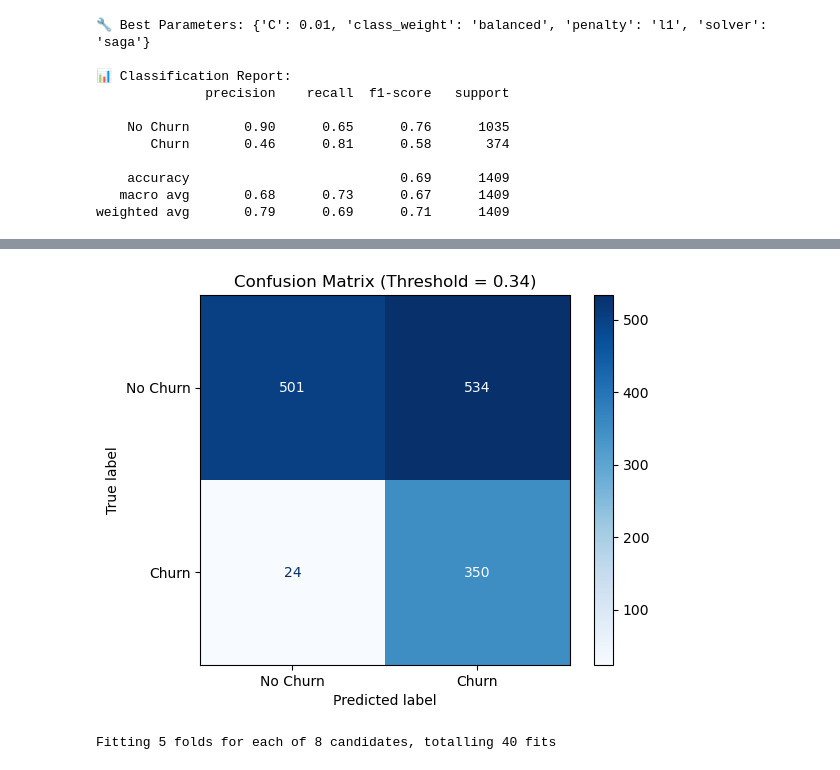
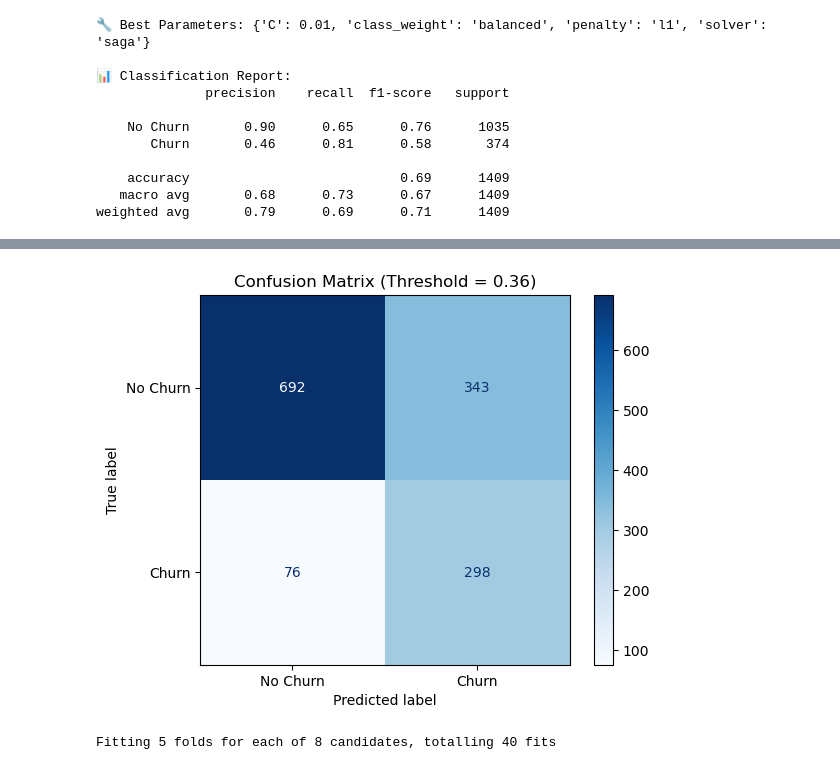
Before and after one commit to TajborBerry/career-next-step, a Jupyter notebook: customer_churn_prediction/notebooks/03_modeling.ipynb, the cells around one changed output, grey strips where cells are left out. Cells and saved outputs as stored; diff of their text form; code cells hidden in the pictures.

```diff
--- a/customer_churn_prediction/notebooks/03_modeling.ipynb
+++ b/customer_churn_prediction/notebooks/03_modeling.ipynb
@@ -118,16 +139,16 @@ weighted avg       0.81      0.60      0.62      1409
 # %%
-y_pred_thresh = (y_probs >= 0.34).astype(int)
+y_pred_thresh = (y_probs >= 0.36).astype(int)
 
 # Create confusion matrix
 cm = confusion_matrix(y_test, y_pred_thresh)
 disp = ConfusionMatrixDisplay(confusion_matrix=cm, display_labels=["No Churn", "Churn"])
 
 disp.plot(cmap='Blues')
-plt.title("Confusion Matrix (Threshold = 0.34)")
+plt.title("Confusion Matrix (Threshold = 0.36)")
 plt.grid(False)
 plt.show()
 # %% [output]
-[figure, old version]
+[figure, new version]
 # %%
 
 pipeline = ImbPipeline([
```
Also changed, not shown: parts of 3 cells of this notebook.
